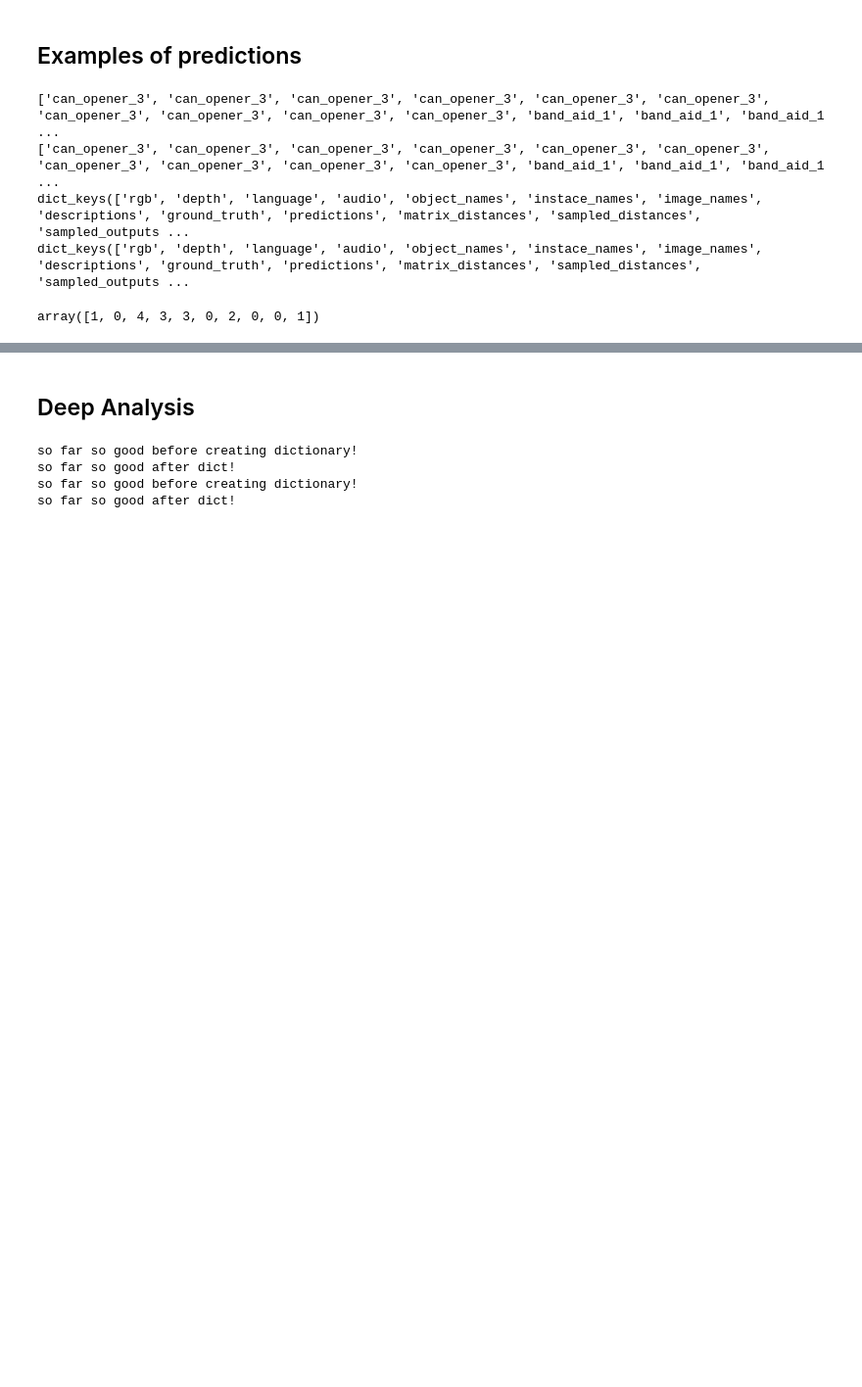
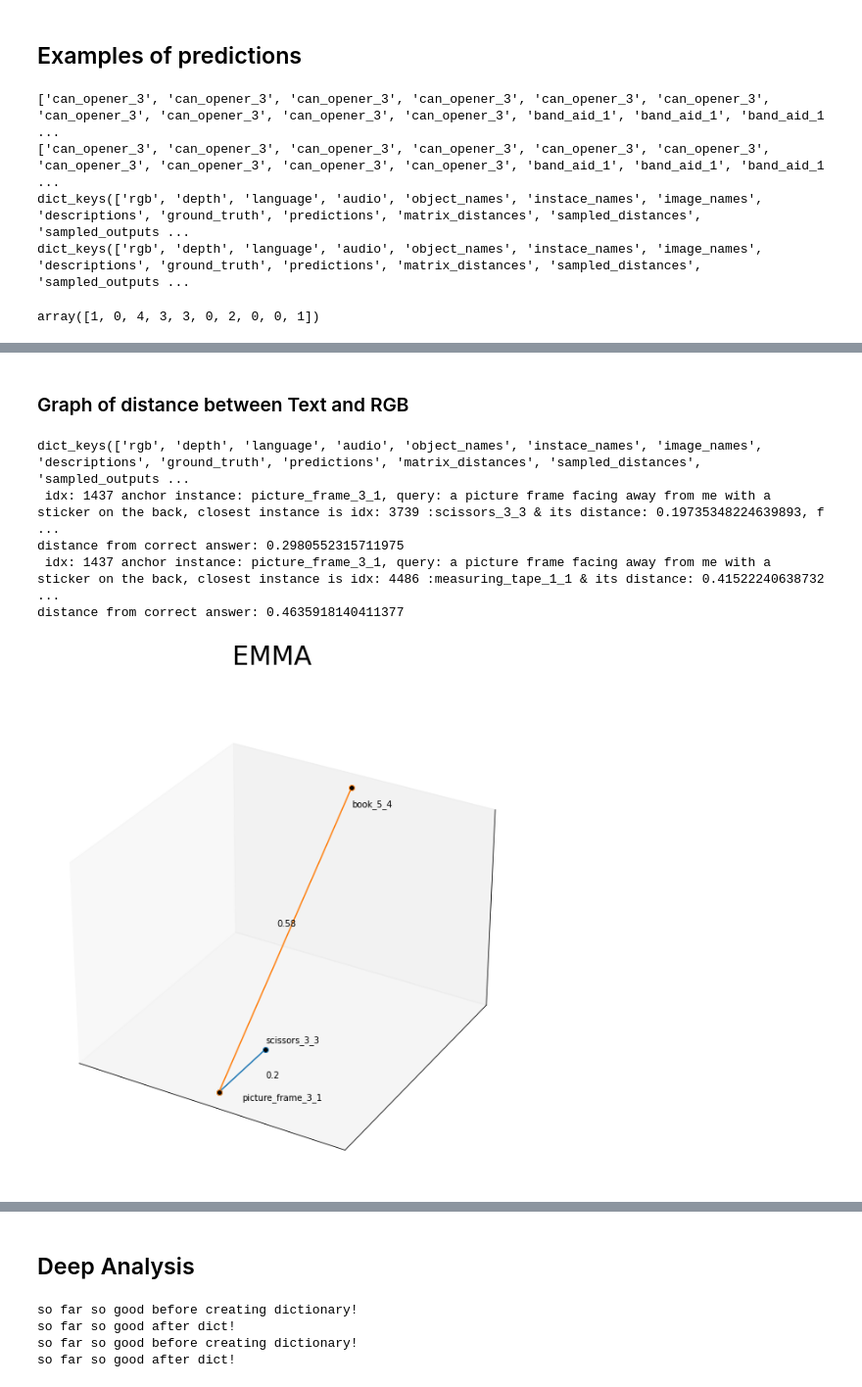
Before and after one commit to kasraprime/EMMA, a Jupyter notebook: Code/Notebook.ipynb, the cells around one changed output, grey strips where cells are left out. Shown at 98% size. Cells and saved outputs as stored; diff of their text form; code cells hidden in the pictures; blank space fills up the shorter version.

```diff
--- a/Code/Notebook.ipynb
+++ b/Code/Notebook.ipynb
@@ -1818,0 +2299,48 @@ for id, outputs in enumerate([emma_outputs, supcon_outputs]):
+# %% [markdown]
+### Graph of distance between Text and RGB
+# %%
+print(emma_outputs['test'].keys())
+assert(len(emma_outputs['test']['matrix_distances']['lr']) == 4960)
+assert(len(emma_outputs['test']['matrix_distances']['lr'][0]) == 4960)
+emma_outputs['test']['matrix_distances']['lr'].shape # Should be 4960 by 4960
+emma_outputs['test']['sampled_outputs'][12] # a list of 5 candidates, first of which is always same as the index, in this case 12
+
+
+names = ['EMMA', 'SupCon']
+for idx in np.random.choice(len(emma_outputs['test']['image_names']), 1):
+# for idx in [4080]:
+    for id, outputs in enumerate([emma_outputs, supcon_outputs]):
+        # print('self-distance:', outputs['test']['matrix_distances']['lr'][idx][idx])
+        sorted_dists = outputs['test']['matrix_distances']['lr'][idx].argsort()
+        print(f" idx: {idx} anchor instance: {outputs['test']['image_names'][idx]}, query: {outputs['test']['descriptions'][idx]}, closest instance is idx: {sorted_dists[0]} :{outputs['test']['image_names'][sorted_dists[0]]} & its distance: {outputs['test']['matrix_distances']['lr'][idx][sorted_dists[0]]}, furthest instance: {outputs['test']['image_names'][sorted_dists[-1]]} & its distance: {outputs['test']['matrix_distances']['lr'][idx][sorted_dists[-1]]}")
+        print(f"distance from correct answer: {outputs['test']['matrix_distances']['lr'][idx][idx]}")
+        # print(f"distance from correct answer for supcon: {outputs['test']['matrix_distances']['lr'][idx][2897]}")
+        fig = plt.figure(figsize=(10,10))
+        fig.suptitle(str(names[id]), fontsize=30)
+        ax = plt.axes(projection='3d')
+        # ax.set_title()
+
+        ax.text(0.01, 0, 0, str(outputs['test']['image_names'][idx]))
+
+        closer_y = 0 + outputs['test']['matrix_distances']['lr'][idx][sorted_dists[0]]
+        further_y = 0 + outputs['test']['matrix_distances']['lr'][idx][sorted_dists[-1]]
+        ax.plot3D([0,0], [0,closer_y], [0,0], marker='o', mfc='black')
+        # ax.annotate(str(outputs['test']['matrix_distances']['lr'][idx][sorted_dists[0]]), xyz=(2, 2, 2))
+        ax.text(0.01, 0.1, 0, str(round(outputs['test']['matrix_distances']['lr'][idx][sorted_dists[0]], 2)))
+        ax.text(0, closer_y, 0.02, str(outputs['test']['image_names'][sorted_dists[0]]))
+
+        ax.plot3D([0,0], [0,further_y], [0,0.5], marker='o', mfc='black')
+        ax.text(0, 0.25, 0.3, str(round(outputs['test']['matrix_distances']['lr'][idx][sorted_dists[-1]], 2)))
+        ax.text(0, further_y, 0.45, str(outputs['test']['image_names'][sorted_dists[-1]]))
+        # ax.text(str(emma_outputs['test']['matrix_distances']['lr'][idx][sorted_dists[-1]]), xyz=(2, 2, 2.5))
+        ax.set_xticks([])
+        ax.set_yticks([])
+        ax.set_zticks([])
+        fig.savefig('result-analysis/'+names[id]+'-dists.pdf')
+# %% [output]
+dict_keys(['rgb', 'depth', 'language', 'audio', 'object_names', 'instace_names', 'image_names', 'descriptions', 'ground_truth', 'predictions', 'matrix_distances', 'sampled_distances', 'sampled_outputs ...
+ idx: 1437 anchor instance: picture_frame_3_1, query: a picture frame facing away from me with a sticker on the back, closest instance is idx: 3739 :scissors_3_3 & its distance: 0.19735348224639893, f ...
+distance from correct answer: 0.2980552315711975
+ idx: 1437 anchor instance: picture_frame_3_1, query: a picture frame facing away from me with a sticker on the back, closest instance is idx: 4486 :measuring_tape_1_1 & its distance: 0.41522240638732 ...
+distance from correct answer: 0.4635918140411377
+[figure, added]
```
Also changed, not shown: parts of 19 cells of this notebook, 38 other files.
